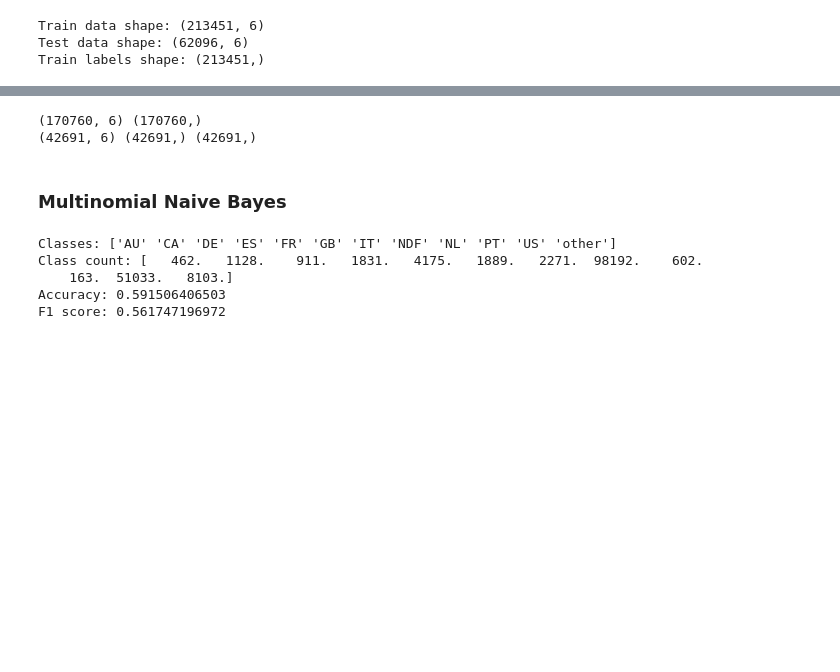
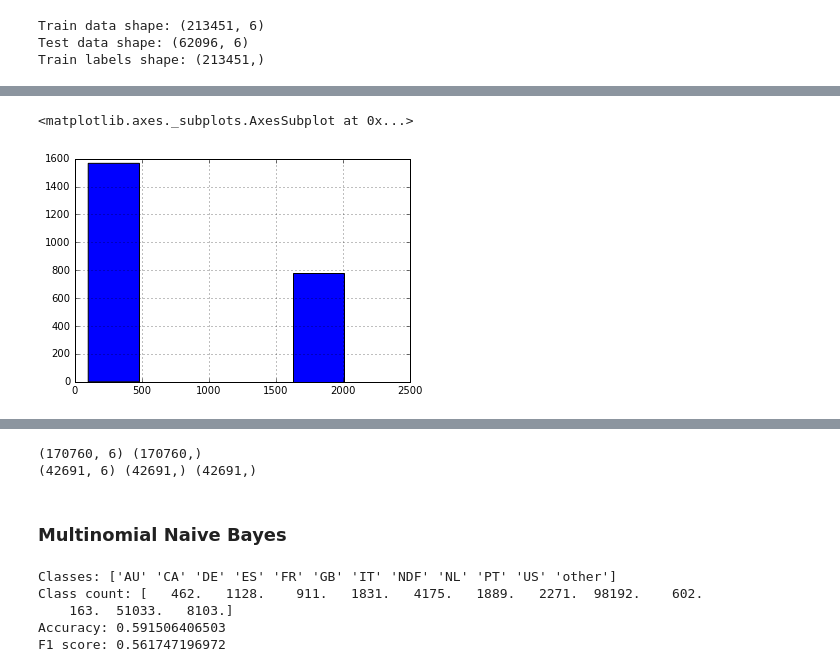
Before and after one commit to kyungguyeo/W207-Final-Project, a Jupyter notebook: airbnb_shared_project.ipynb, the cells around one changed output, grey strips where cells are left out. Drawn from its saved outputs; the diff is of its cells as text; code cells hidden in the pictures; blank space fills up the shorter version.

```diff
--- a/airbnb_shared_project.ipynb
+++ b/airbnb_shared_project.ipynb
@@ -87,0 +117,11 @@ Train labels shape: (213451,)
+# %%
+# From this, we can see that there are many large values.
+# Assuming anything above 100 is not a valid, let's plot the
+# histogram of those values.
+GT_150 = train_data[train_data.age > 100].age
+GT_150.hist(bins=5)
+# We can't make much sense out of values between 100-1915 so
+# those should be treated as invalid values as well.
+# %% [output]
+<matplotlib.axes._subplots.AxesSubplot at 0x...>
+[figure, added]
```
Also changed, not shown: parts of 17 cells of this notebook, 1 other file.
